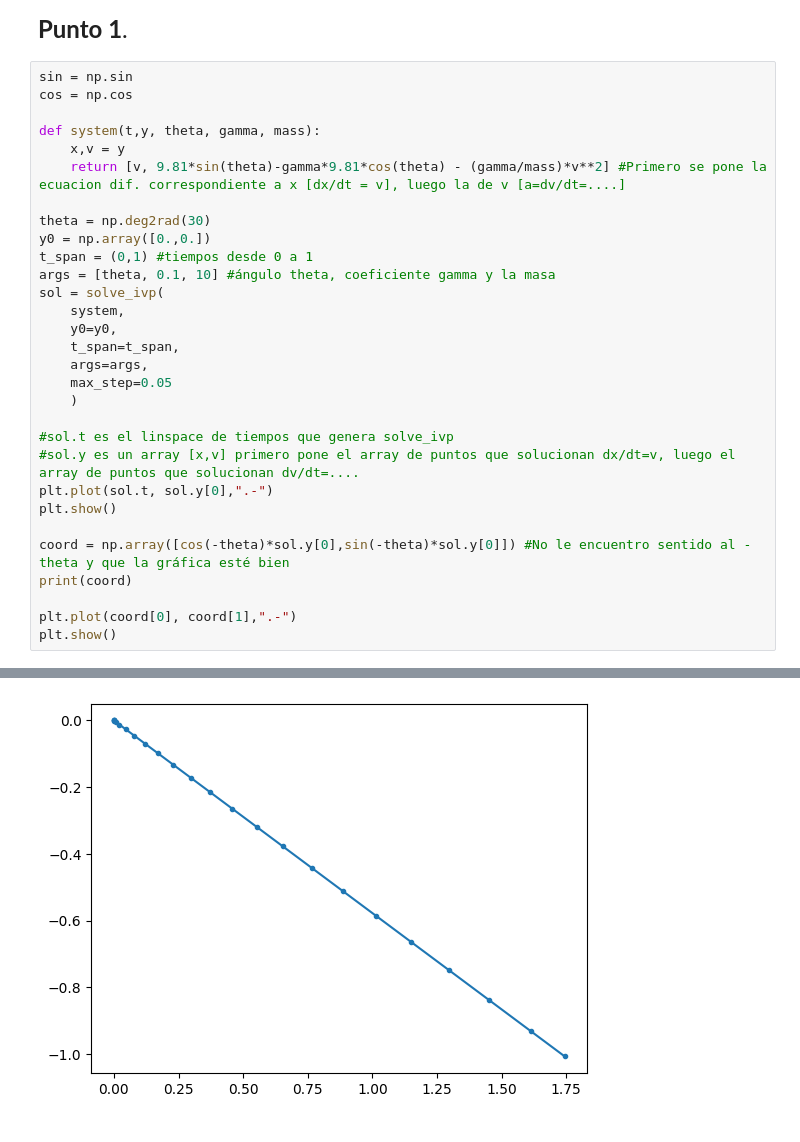
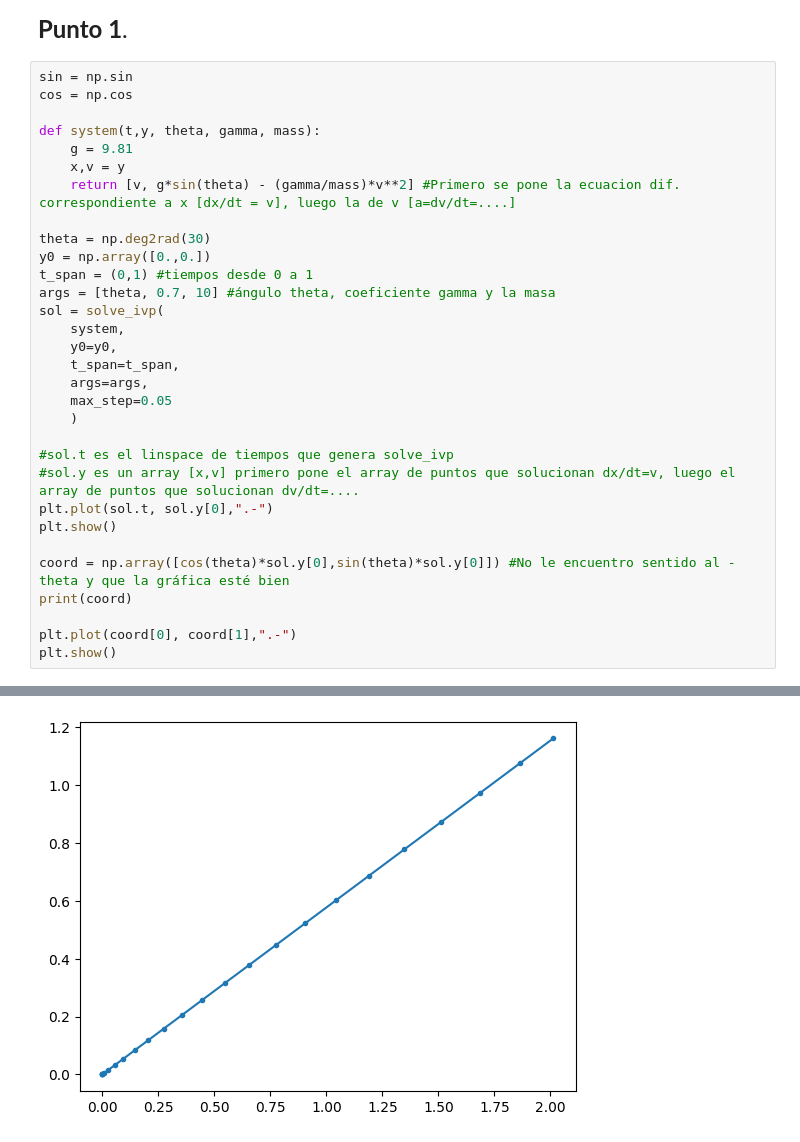
Before and after one commit to danielF235/Met-Comp2-G15, a Jupyter notebook: taller3.ipynb, the cells around one changed output, grey strips where cells are left out. Cells and saved outputs as stored; diff of their text form.

```diff
--- a/taller3.ipynb
+++ b/taller3.ipynb
@@ -9,13 +9,14 @@ sin = np.sin
 cos = np.cos
 
 def system(t,y, theta, gamma, mass):
+    g = 9.81
     x,v = y
-    return [v, 9.81*sin(theta)-gamma*9.81*cos(theta) - (gamma/mass)*v**2] #Primero se pone la ecuacion dif. correspondiente a x [dx/dt = v], luego la de v [a=dv/dt=....]
+    return [v, g*sin(theta) - (gamma/mass)*v**2] #Primero se pone la ecuacion dif. correspondiente a x [dx/dt = v], luego la de v [a=dv/dt=....]
 
 theta = np.deg2rad(30)
 y0 = np.array([0.,0.])
 t_span = (0,1) #tiempos desde 0 a 1
-args = [theta, 0.1, 10] #ángulo theta, coeficiente gamma y la masa
+args = [theta, 0.7, 10] #ángulo theta, coeficiente gamma y la masa
 sol = solve_ivp(
     system,
     y0=y0,
@@ -29,7 +30,7 @@ sol = solve_ivp(
 plt.plot(sol.t, sol.y[0],".-")
 plt.show()
 
-coord = np.array([cos(-theta)*sol.y[0],sin(-theta)*sol.y[0]]) #No le encuentro sentido al -theta y que la gráfica esté bien
+coord = np.array([cos(theta)*sol.y[0],sin(theta)*sol.y[0]]) #No le encuentro sentido al -theta y que la gráfica esté bien
 print(coord)
 
 plt.plot(coord[0], coord[1],".-")
@@ -51 +52 @@ plt.show()
-[figure, old version]
+[figure, new version]
```
Also changed, not shown: parts of 1 cell of this notebook.
